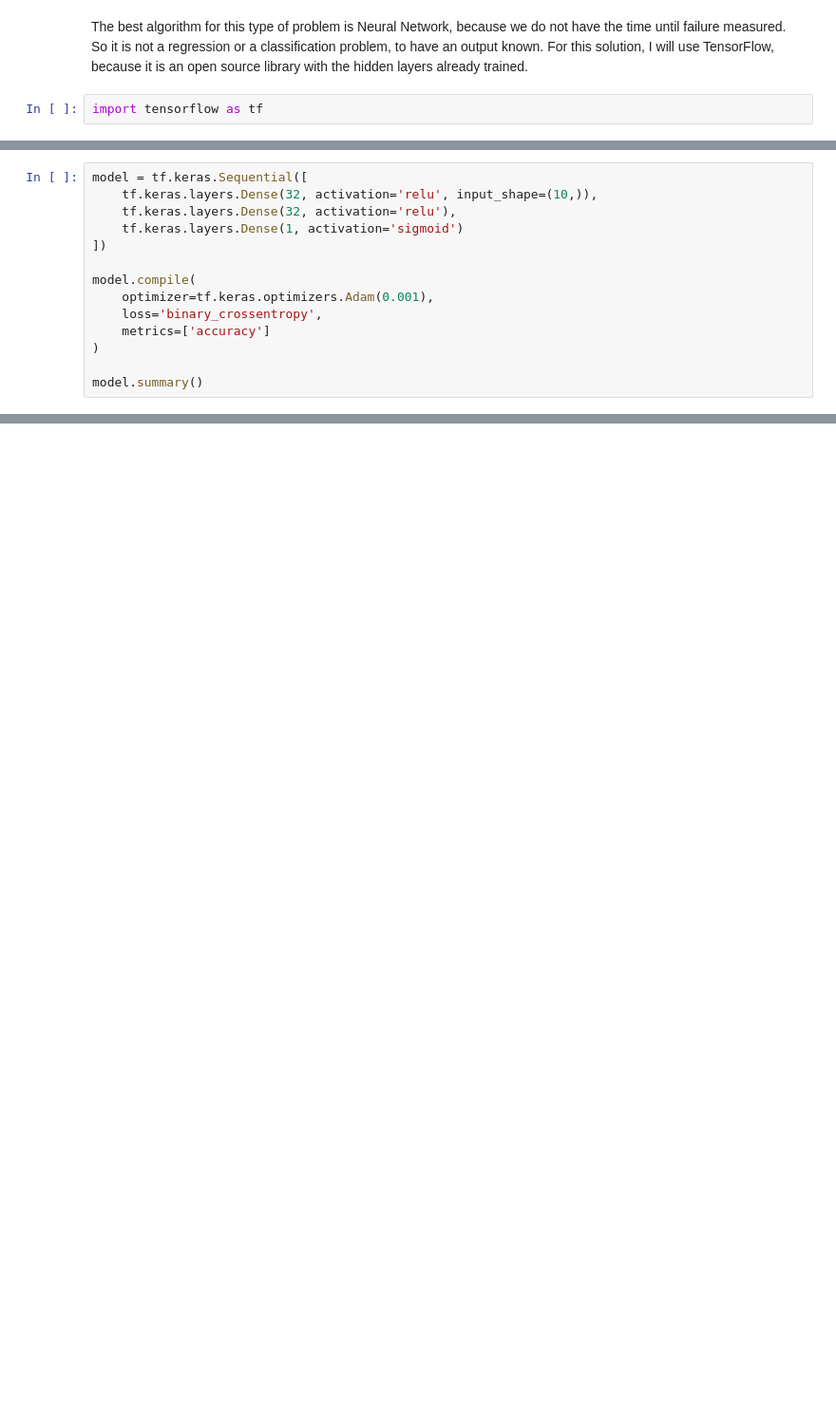
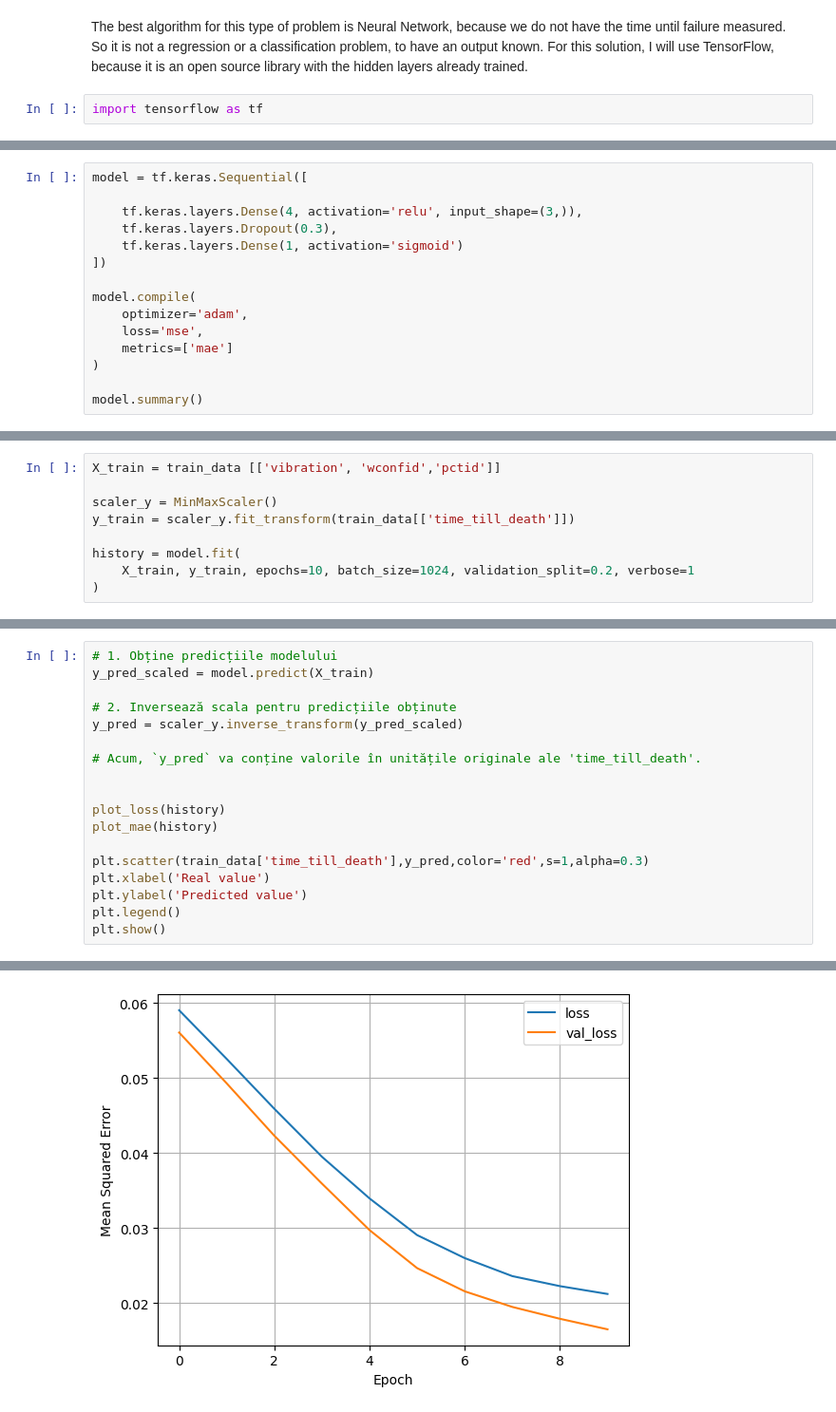
Before and after one commit to viktorthewinner/Engine_Wear_and_FailTime_Predictions, a Jupyter notebook: main.ipynb, the cells around one changed output, grey strips where cells are left out. Shown at 95% size. Drawn from its saved outputs; the diff is of its cells as text; blank space fills up the shorter version.

```diff
--- a/main.ipynb
+++ b/main.ipynb
@@ -167,15 +165,16 @@ def plot_accuracy(history):
     plt.show()
 # %%
 model = tf.keras.Sequential([
-    tf.keras.layers.Dense(32, activation='relu', input_shape=(10,)),
-    tf.keras.layers.Dense(32, activation='relu'),
+
+    tf.keras.layers.Dense(4, activation='relu', input_shape=(3,)),
+    tf.keras.layers.Dropout(0.3),
     tf.keras.layers.Dense(1, activation='sigmoid')
 ])
 
 model.compile(
-    optimizer=tf.keras.optimizers.Adam(0.001),
-    loss='binary_crossentropy',
-    metrics=['accuracy']
+    optimizer='adam',
+    loss='mse',
+    metrics=['mae']
 )
 
 model.summary()
@@ -200,0 +195,9 @@ X_train
+# %%
+X_train = train_data [['vibration', 'wconfid','pctid']]
+
+scaler_y = MinMaxScaler()
+y_train = scaler_y.fit_transform(train_data[['time_till_death']])
+
+history = model.fit(
+    X_train, y_train, epochs=10, batch_size=1024, validation_split=0.2, verbose=1
+)
@@ -200,0 +225,19 @@ X_train
+# %%
+# 1. Obține predicțiile modelului
+y_pred_scaled = model.predict(X_train)
+
+# 2. Inversează scala pentru predicțiile obținute
+y_pred = scaler_y.inverse_transform(y_pred_scaled)
+
+# Acum, `y_pred` va conține valorile în unitățile originale ale 'time_till_death'.
+
+
+plot_loss(history)
+plot_mae(history)
+
+plt.scatter(train_data['time_till_death'],y_pred,color='red',s=1,alpha=0.3)
+plt.xlabel('Real value')
+plt.ylabel('Predicted value')
+plt.legend()
+plt.show()
+# %% [output]
@@ -200,0 +245 @@ X_train
+[figure, added]
```
Also changed, not shown: parts of 11 cells of this notebook, 1 other file.
